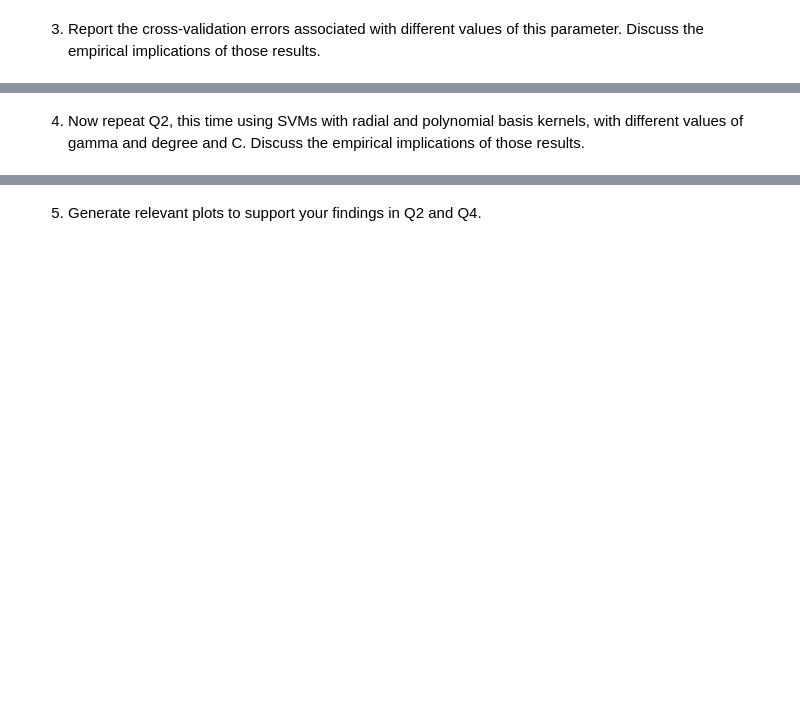
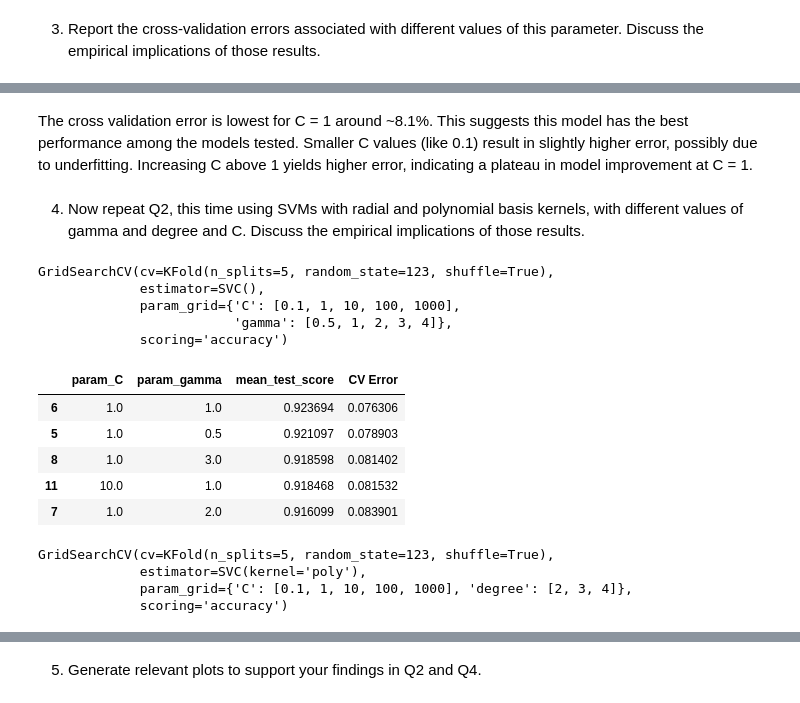
Before and after one commit to emilyneaville/DSCI-5340, a Jupyter notebook: Assignment_4/DSCI5340_HW4_Group8.ipynb, the cells around one changed output, grey strips where cells are left out. Cells and saved outputs as stored; diff of their text form; code cells hidden in the pictures; blank space fills up the shorter version.

Commit message:
Added summary of results for all 3 models

```diff
--- a/Assignment_4/DSCI5340_HW4_Group8.ipynb
+++ b/Assignment_4/DSCI5340_HW4_Group8.ipynb
@@ -75,3 +77,12 @@ print(auto[['high_mileage', 'mpg']].tail(10))
 391             1  31.0
 # %% [markdown]
 2. Fit a support vector classifier to the data using a linear kernel. Use a seed of 123, if needed. Experiment with different values of C to predict whether a car gets high or low gas mileage.
+# %%
+# Define features and target
+X = auto.drop(columns = ['mpg', 'high_mileage', 'name'])
+y = auto['high_mileage']
+# %%
+# Scale the features
+scaler = StandardScaler()
+# Use full dataset for cross val score
+X_scaled = scaler.fit_transform(X)
@@ -80,3 +139,60 @@ print(auto[['high_mileage', 'mpg']].tail(10))
+# %% [markdown]
+The cross validation error is lowest for C = 1 around ~8.1%. This suggests this model has the best performance among the models tested.
+Smaller C values (like 0.1) result in slightly higher error, possibly due to underfitting.
+Increasing C above 1 yields higher error, indicating a plateau in model improvement at C = 1.
 # %% [markdown]
 4. Now repeat Q2, this time using SVMs with radial and polynomial basis kernels, with different values of gamma and degree and C. Discuss the empirical
 implications of those results.
+# %%
+# Param grid
+param_grid_rbf = {
+    'C':[0.1, 1, 10, 100, 1000],
+    'gamma':[0.5, 1, 2, 3, 4]
+}
+
+# Initialize SVM rbf
+svm_rbf = SVC(kernel='rbf')
+
+# Grid search
+grid_rbf = GridSearchCV(svm_rbf, param_grid_rbf, cv=cv, scoring='accuracy')
+grid_rbf.fit(X_scaled, y)
+# %% [output]
+GridSearchCV(cv=KFold(n_splits=5, random_state=123, shuffle=True),
+             estimator=SVC(),
+             param_grid={'C': [0.1, 1, 10, 100, 1000],
+                         'gamma': [0.5, 1, 2, 3, 4]},
+             scoring='accuracy')
+# %%
+# Results
+results_rbf = pd.DataFrame(grid_rbf.cv_results_)
+
+# Add cross val error
+results_rbf['CV Error'] = 1 - results_rbf['mean_test_score']
+
+# Top 5 by cross val error
+results_rbf[['param_C', 'param_gamma', 'mean_test_score', 'CV Error']].sort_values(by='CV Error', ascending=True).head()
+# %% [output]
+|  | param_C | param_gamma | mean_test_score | CV Error |
+| 6 | 1.0 | 1.0 | 0.923694 | 0.076306 |
+| 5 | 1.0 | 0.5 | 0.921097 | 0.078903 |
+| 8 | 1.0 | 3.0 | 0.918598 | 0.081402 |
+| 11 | 10.0 | 1.0 | 0.918468 | 0.081532 |
+| 7 | 1.0 | 2.0 | 0.916099 | 0.083901 |
+# %%
+# Param grid
+param_grid_poly = {
+    'C':[0.1, 1, 10, 100, 1000],
+    'degree': [2, 3, 4]
+}
+
+# initialize SVM poly
+svm_poly = SVC(kernel='poly')
+
+# Grid Search
+grid_poly = GridSearchCV(svm_poly, param_grid_poly, cv=cv, scoring='accuracy')
+grid_poly.fit(X_scaled, y)
+# %% [output]
+GridSearchCV(cv=KFold(n_splits=5, random_state=123, shuffle=True),
+             estimator=SVC(kernel='poly'),
+             param_grid={'C': [0.1, 1, 10, 100, 1000], 'degree': [2, 3, 4]},
+             scoring='accuracy')
```
Also changed, not shown: parts of 7 cells of this notebook.
